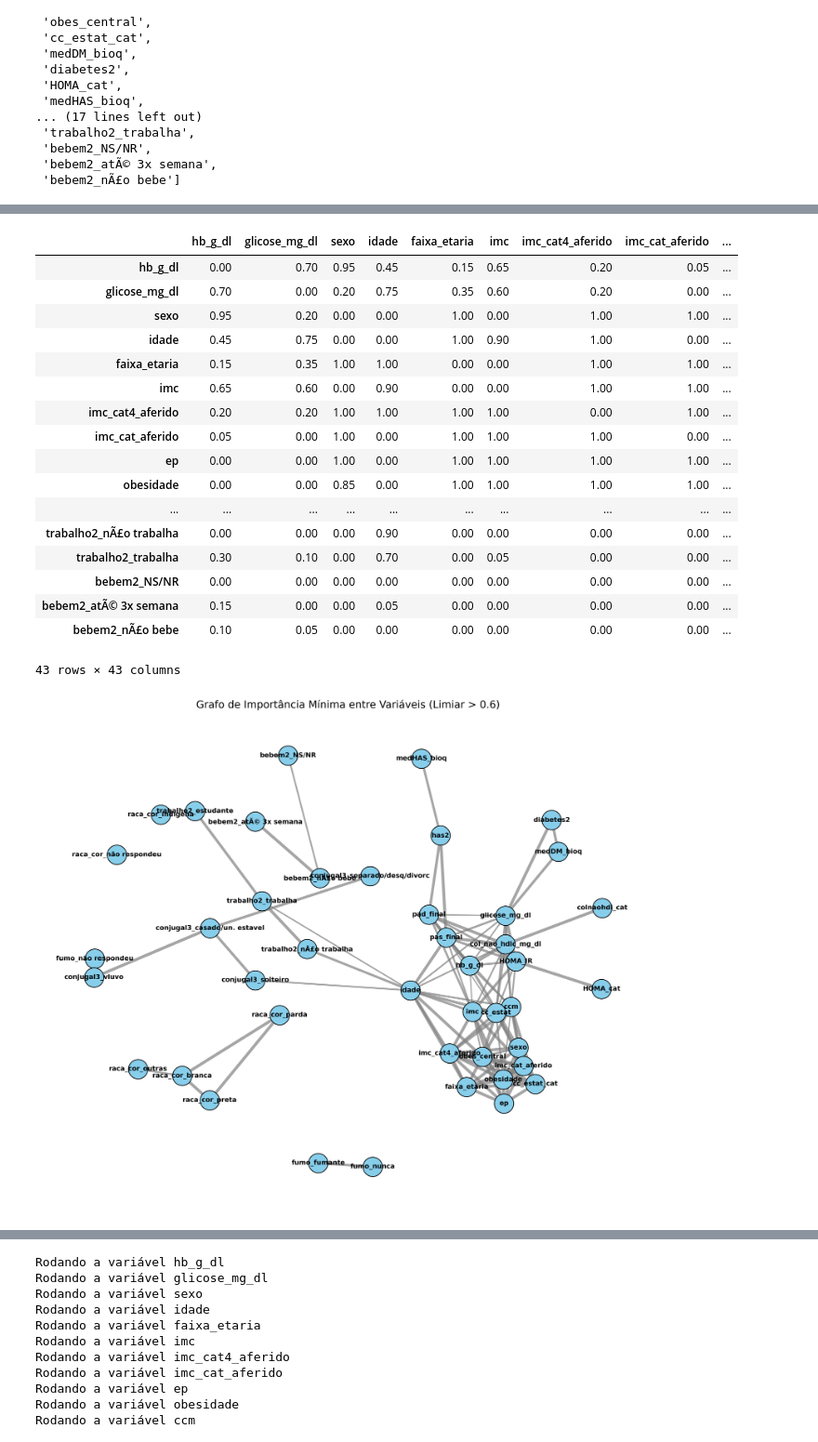
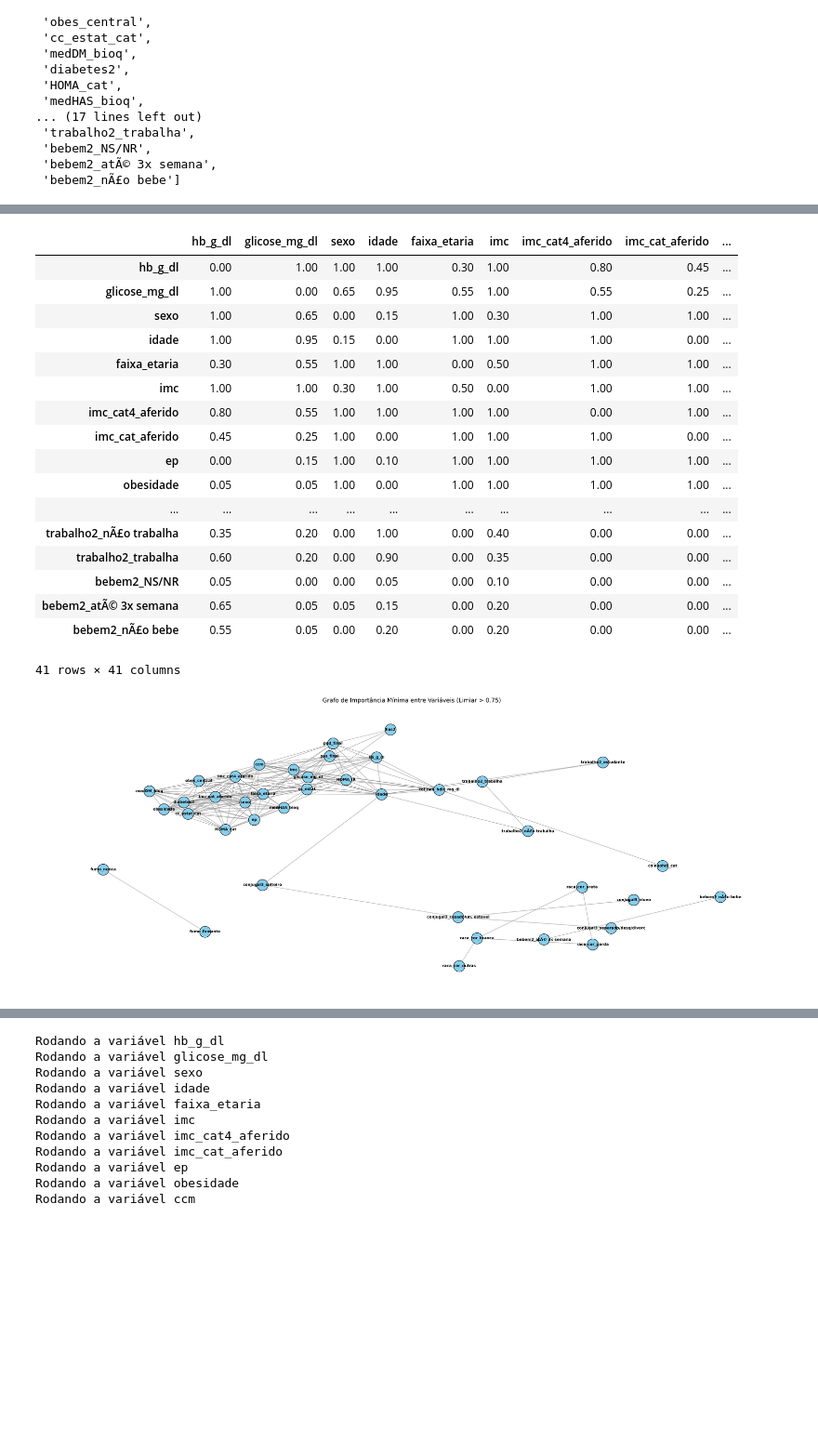
Before and after one commit to BenvenutiMateus/Genetica, a Jupyter notebook: Mateus/GRaFo.ipynb, the cells around one changed output, grey strips where cells are left out. Shown at 93% size. Cells and saved outputs as stored; diff of their text form; code cells hidden in the pictures; blank space fills up the shorter version.

```diff
--- a/Mateus/GRaFo.ipynb
+++ b/Mateus/GRaFo.ipynb
@@ -75,7 +71,6 @@ def extrair_frequencia_estabilidade_grafo(
                 modelorf = RandomForestRegressor(
                     n_estimators=num_trees,
                     max_features=0.3,
-                    max_depth=8,
                     n_jobs = -1,
                     bootstrap=False,
                 )
@@ -83,7 +78,6 @@ def extrair_frequencia_estabilidade_grafo(
                 modelorf = RandomForestClassifier(
                     n_estimators=num_trees,
                     max_features=0.3,
-                    max_depth=8,
                     class_weight='balanced',
                     bootstrap=False, # Bootstrap ligado e 1 iteracao, e 100% dos dados
                     n_jobs = -1,
@@ -112,10 +106,10 @@ def extrair_frequencia_estabilidade_grafo(
 # --- CÁLCULO DO LIMIAR DO ARTIGO ---
 p = len(df.columns)  # Número total de variáveis no seu dataset
 P = (p * (p - 1)) / 2  # Total de arestas possíveis em um grafo NÃO-DIRECIONADO
-EV = 1# Número esperado de falsos positivos que você tolera no grafo todo
+EV = 1 # Número esperado de falsos positivos que você tolera no grafo todo
 
 
-IMPORT_MIN = 0.6
+IMPORT_MIN = 0.75
 
 q= int(np.sqrt((2*IMPORT_MIN -1) * EV * P))
 print(q)
@@ -150,23 +144,23 @@ matriz_final = pd.DataFrame(
 matriz_final
 # %% [output]
 |  | hb_g_dl | glicose_mg_dl | sexo | idade | faixa_etaria | imc | imc_cat4_aferido | imc_cat_aferido | ... |
-| hb_g_dl | 0.00 | 0.70 | 0.95 | 0.45 | 0.15 | 0.65 | 0.20 | 0.05 | ... |
-| glicose_mg_dl | 0.70 | 0.00 | 0.20 | 0.75 | 0.35 | 0.60 | 0.20 | 0.00 | ... |
-| sexo | 0.95 | 0.20 | 0.00 | 0.00 | 1.00 | 0.00 | 1.00 | 1.00 | ... |
-| idade | 0.45 | 0.75 | 0.00 | 0.00 | 1.00 | 0.90 | 1.00 | 0.00 | ... |
-| faixa_etaria | 0.15 | 0.35 | 1.00 | 1.00 | 0.00 | 0.00 | 1.00 | 1.00 | ... |
-| imc | 0.65 | 0.60 | 0.00 | 0.90 | 0.00 | 0.00 | 1.00 | 1.00 | ... |
-| imc_cat4_aferido | 0.20 | 0.20 | 1.00 | 1.00 | 1.00 | 1.00 | 0.00 | 1.00 | ... |
-| imc_cat_aferido | 0.05 | 0.00 | 1.00 | 0.00 | 1.00 | 1.00 | 1.00 | 0.00 | ... |
-| ep | 0.00 | 0.00 | 1.00 | 0.00 | 1.00 | 1.00 | 1.00 | 1.00 | ... |
-| obesidade | 0.00 | 0.00 | 0.85 | 0.00 | 1.00 | 1.00 | 1.00 | 1.00 | ... |
+| hb_g_dl | 0.00 | 1.00 | 1.00 | 1.00 | 0.30 | 1.00 | 0.80 | 0.45 | ... |
+| glicose_mg_dl | 1.00 | 0.00 | 0.65 | 0.95 | 0.55 | 1.00 | 0.55 | 0.25 | ... |
+| sexo | 1.00 | 0.65 | 0.00 | 0.15 | 1.00 | 0.30 | 1.00 | 1.00 | ... |
+| idade | 1.00 | 0.95 | 0.15 | 0.00 | 1.00 | 1.00 | 1.00 | 0.00 | ... |
+| faixa_etaria | 0.30 | 0.55 | 1.00 | 1.00 | 0.00 | 0.50 | 1.00 | 1.00 | ... |
+| imc | 1.00 | 1.00 | 0.30 | 1.00 | 0.50 | 0.00 | 1.00 | 1.00 | ... |
+| imc_cat4_aferido | 0.80 | 0.55 | 1.00 | 1.00 | 1.00 | 1.00 | 0.00 | 1.00 | ... |
+| imc_cat_aferido | 0.45 | 0.25 | 1.00 | 0.00 | 1.00 | 1.00 | 1.00 | 0.00 | ... |
+| ep | 0.00 | 0.15 | 1.00 | 0.10 | 1.00 | 1.00 | 1.00 | 1.00 | ... |
+| obesidade | 0.05 | 0.05 | 1.00 | 0.00 | 1.00 | 1.00 | 1.00 | 1.00 | ... |
 | ... | ... | ... | ... | ... | ... | ... | ... | ... | ... |
-| trabalho2_nÃ£o trabalha | 0.00 | 0.00 | 0.00 | 0.90 | 0.00 | 0.00 | 0.00 | 0.00 | ... |
-| trabalho2_trabalha | 0.30 | 0.10 | 0.00 | 0.70 | 0.00 | 0.05 | 0.00 | 0.00 | ... |
-| bebem2_NS/NR | 0.00 | 0.00 | 0.00 | 0.00 | 0.00 | 0.00 | 0.00 | 0.00 | ... |
-| bebem2_atÃ© 3x semana | 0.15 | 0.00 | 0.00 | 0.05 | 0.00 | 0.00 | 0.00 | 0.00 | ... |
-| bebem2_nÃ£o bebe | 0.10 | 0.05 | 0.00 | 0.00 | 0.00 | 0.00 | 0.00 | 0.00 | ... |
+| trabalho2_nÃ£o trabalha | 0.35 | 0.20 | 0.00 | 1.00 | 0.00 | 0.40 | 0.00 | 0.00 | ... |
+| trabalho2_trabalha | 0.60 | 0.20 | 0.00 | 0.90 | 0.00 | 0.35 | 0.00 | 0.00 | ... |
+| bebem2_NS/NR | 0.05 | 0.00 | 0.00 | 0.05 | 0.00 | 0.10 | 0.00 | 0.00 | ... |
+| bebem2_atÃ© 3x semana | 0.65 | 0.05 | 0.05 | 0.15 | 0.00 | 0.20 | 0.00 | 0.00 | ... |
+| bebem2_nÃ£o bebe | 0.55 | 0.05 | 0.00 | 0.20 | 0.00 | 0.20 | 0.00 | 0.00 | ... |
-43 rows × 43 columns
+41 rows × 41 columns
 # %%
 Grafo = nx.from_pandas_adjacency(matriz_final, create_using=nx.Graph)
 
@@ -177,38 +171,38 @@ arestas_para_remover = [
 ]
 Grafo.remove_edges_from(arestas_para_remover)
 
-# Grafo.remove_nodes_from(list(nx.isolates(Grafo)))
+Grafo.remove_nodes_from(list(nx.isolates(Grafo)))
 
 # --- ESTILIZAÇÃO DO GRAFO ---
-plt.figure(figsize=(12, 10), dpi=300)
+plt.figure(figsize=(25, 10), dpi=300)
 
-pos = nx.spring_layout(Grafo, weight='weight', iterations=150, k = 10/np.sqrt(len(Grafo)))
+pos = nx.spring_layout(Grafo, weight='weight', iterations=50, k = 5/np.sqrt(len(Grafo)), seed=1)
 
 pesos = np.array([d["weight"] for u, v, d in Grafo.edges(data=True)])
 
 nx.draw_networkx_nodes(
-    Grafo, pos, node_size=700, node_color="skyblue", edgecolors="black",
+    Grafo, pos, node_size=700, node_color="skyblue", edgecolors="black"
 )
 
 if len(pesos) > 0:
-    espessura = ((pesos/pesos.max())*2)**2
+    espessura = pesos/pesos.max()
 else:
     espessura = 5
 nx.draw_networkx_edges(
     Grafo, pos, width=espessura, edge_color="gray", alpha=0.7, arrows=False
 )
 
 
 # Desenha os Nomes das Variáveis
 nx.draw_networkx_labels(Grafo, pos, font_size=9, font_weight="bold")
 
 plt.title(
     f"Grafo de Importância Mínima entre Variáveis (Limiar > {IMPORT_MIN})",
     fontsize=14,
 )
 plt.axis("off")
 plt.tight_layout()
-plt.savefig('grafo2.png')
+# plt.savefig('grafo2.png')
 plt.show()
 # %% [output]
-[figure, old version]
+[figure, new version]
```
Also changed, not shown: parts of 3 cells of this notebook, 3 other files.
